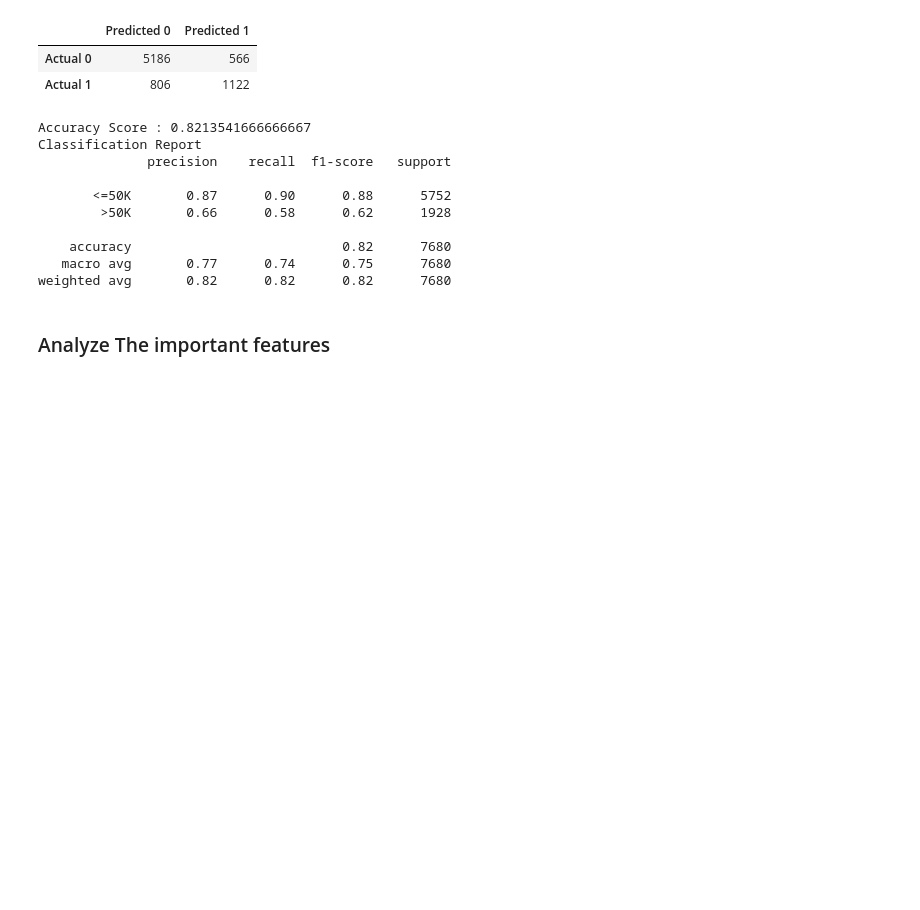
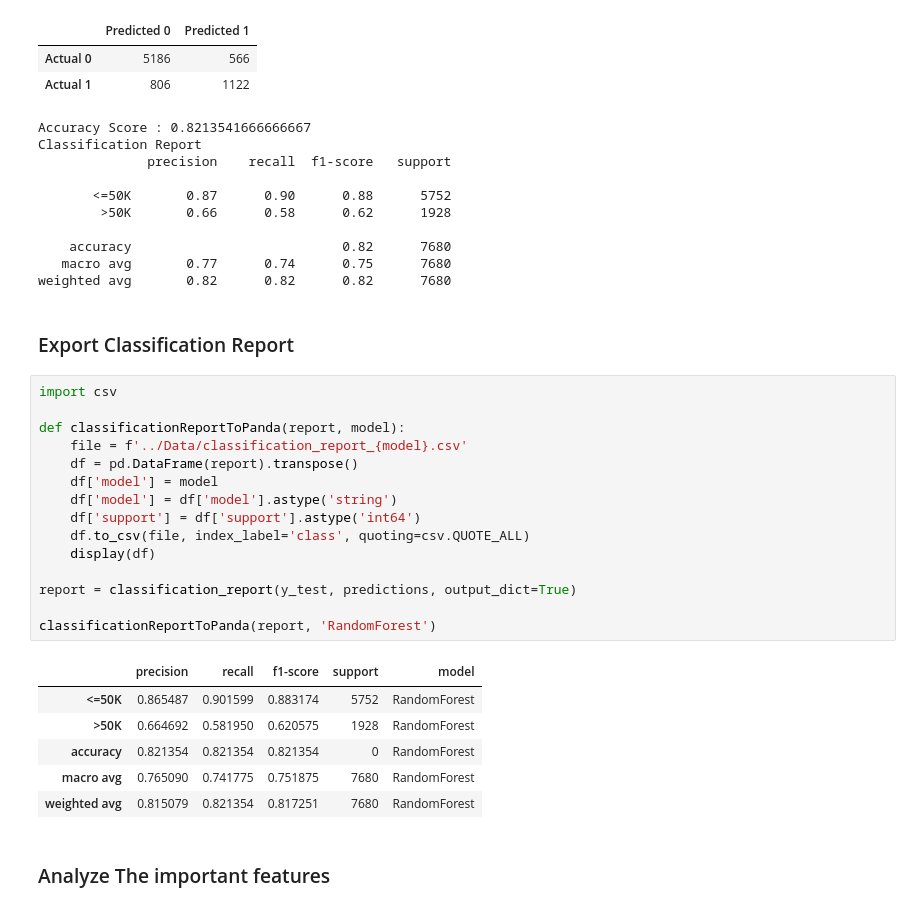
Before and after one commit to dmartinj12/Census_Inequality, a Jupyter notebook: Chris/RandomForest.ipynb, the cells around one changed output. Cells and saved outputs as stored; diff of their text form; blank space fills up the shorter version.

```diff
--- a/Chris/RandomForest.ipynb
+++ b/Chris/RandomForest.ipynb
@@ -205,6 +205,30 @@ Classification Report
     accuracy                           0.82      7680
    macro avg       0.77      0.74      0.75      7680
 weighted avg       0.82      0.82      0.82      7680
+# %% [markdown]
+### Export Classification Report
+# %%
+import csv
+
+def classificationReportToPanda(report, model):
+    file = f'../Data/classification_report_{model}.csv'
+    df = pd.DataFrame(report).transpose()
+    df['model'] = model
+    df['model'] = df['model'].astype('string')
+    df['support'] = df['support'].astype('int64')
+    df.to_csv(file, index_label='class', quoting=csv.QUOTE_ALL)
+    display(df)
+
+report = classification_report(y_test, predictions, output_dict=True)
+
+classificationReportToPanda(report, 'RandomForest')
+# %% [output]
+|  | precision | recall | f1-score | support | model |
+| <=50K | 0.865487 | 0.901599 | 0.883174 | 5752 | RandomForest |
+| >50K | 0.664692 | 0.581950 | 0.620575 | 1928 | RandomForest |
+| accuracy | 0.821354 | 0.821354 | 0.821354 | 0 | RandomForest |
+| macro avg | 0.765090 | 0.741775 | 0.751875 | 7680 | RandomForest |
+| weighted avg | 0.815079 | 0.821354 | 0.817251 | 7680 | RandomForest |
 # %% [markdown]
 ### Analyze The important features
 # %%
```
Also changed, not shown: parts of 1 cell of this notebook, 7 other files.
